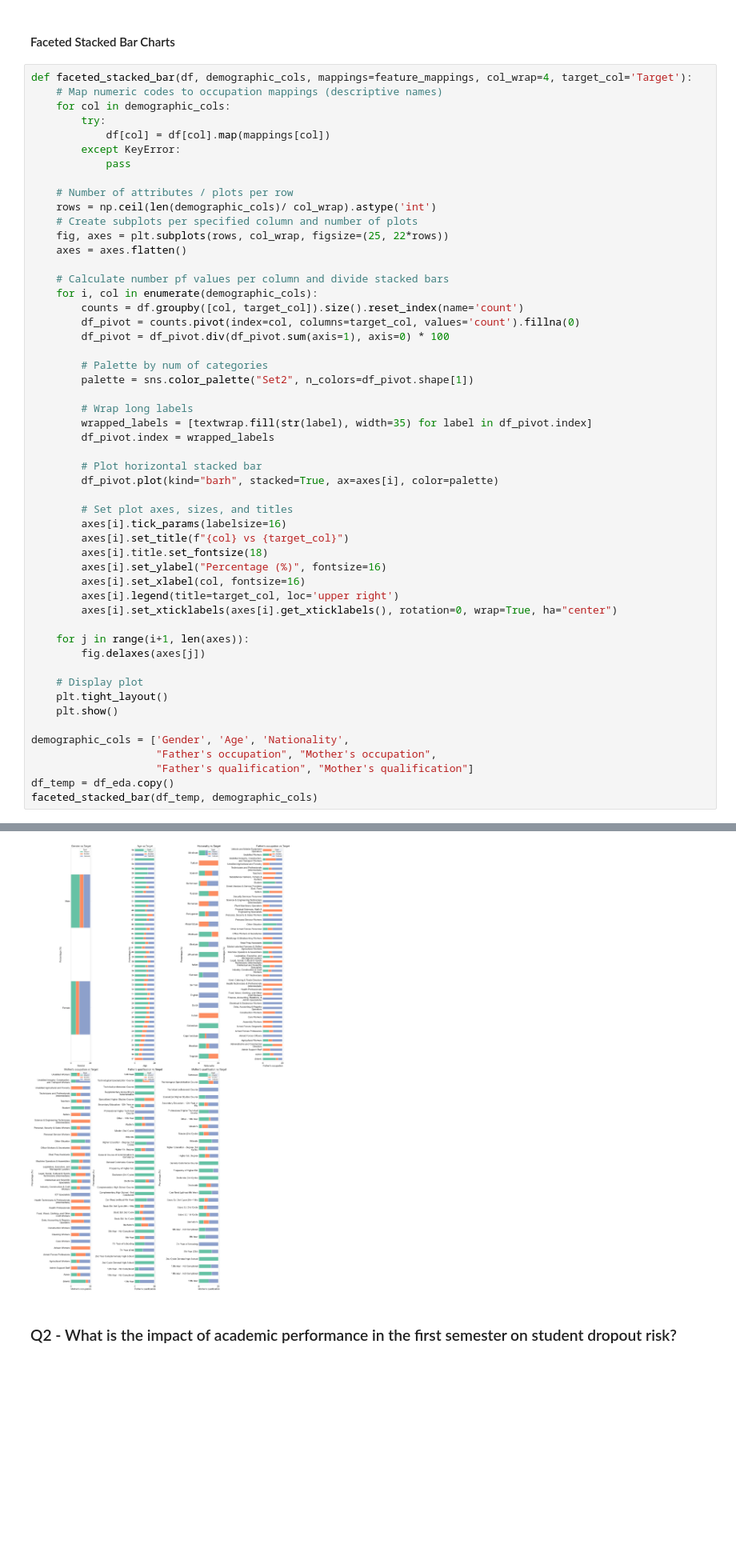
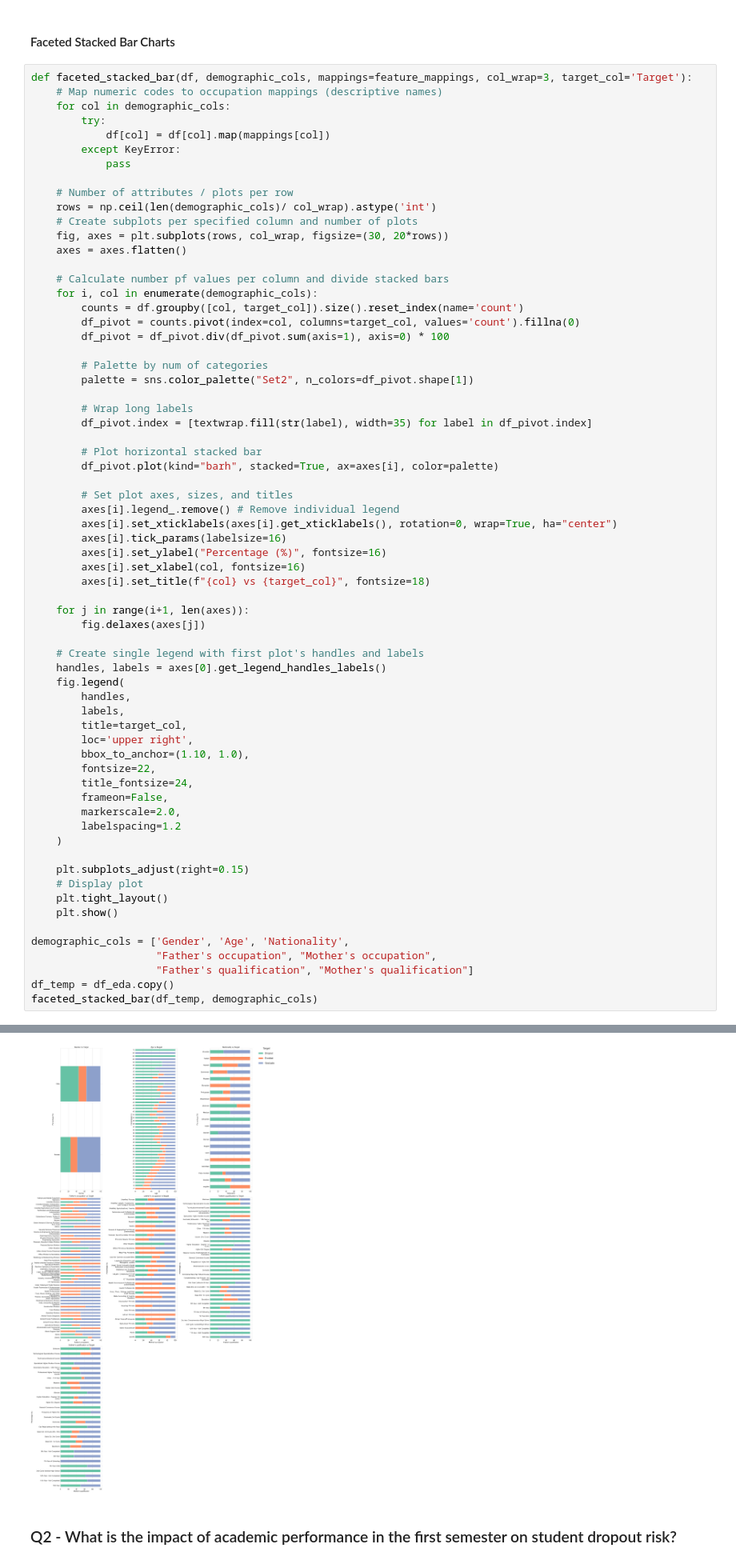
Before and after one commit to evaktar/AIandML, a Jupyter notebook: assessment.ipynb, the cells around one changed output, grey strips where cells are left out. Shown at 80% size. Saved outputs shown, nothing was run; the diff lists cells and outputs as text; blank space fills up the shorter version.

```diff
--- a/assessment.ipynb
+++ b/assessment.ipynb
@@ -651,7 +715,7 @@ stacked_bar_success(df_temp, 'Gender')
 # %% [markdown]
 #### Faceted Stacked Bar Charts
 # %%
-def faceted_stacked_bar(df, demographic_cols, mappings=feature_mappings, col_wrap=4, target_col='Target'):
+def faceted_stacked_bar(df, demographic_cols, mappings=feature_mappings, col_wrap=3, target_col='Target'):
     # Map numeric codes to occupation mappings (descriptive names)
     for col in demographic_cols:
         try:
@@ -662,7 +726,7 @@ def faceted_stacked_bar(df, demographic_cols, mappings=feature_mappings, col_wra
     # Number of attributes / plots per row
     rows = np.ceil(len(demographic_cols)/ col_wrap).astype('int')
     # Create subplots per specified column and number of plots
-    fig, axes = plt.subplots(rows, col_wrap, figsize=(25, 22*rows))
+    fig, axes = plt.subplots(rows, col_wrap, figsize=(30, 20*rows))
     axes = axes.flatten()
 
     # Calculate number pf values per column and divide stacked bars
@@ -675,24 +739,38 @@ def faceted_stacked_bar(df, demographic_cols, mappings=feature_mappings, col_wra
         palette = sns.color_palette("Set2", n_colors=df_pivot.shape[1])
 
         # Wrap long labels
-        wrapped_labels = [textwrap.fill(str(label), width=35) for label in df_pivot.index]
-        df_pivot.index = wrapped_labels
+        df_pivot.index = [textwrap.fill(str(label), width=35) for label in df_pivot.index]
 
         # Plot horizontal stacked bar
         df_pivot.plot(kind="barh", stacked=True, ax=axes[i], color=palette)
 
         # Set plot axes, sizes, and titles
+        axes[i].legend_.remove() # Remove individual legend
+        axes[i].set_xticklabels(axes[i].get_xticklabels(), rotation=0, wrap=True, ha="center")
         axes[i].tick_params(labelsize=16)
-        axes[i].set_title(f"{col} vs {target_col}")
-        axes[i].title.set_fontsize(18)
         axes[i].set_ylabel("Percentage (%)", fontsize=16)
         axes[i].set_xlabel(col, fontsize=16)
-        axes[i].legend(title=target_col, loc='upper right')
-        axes[i].set_xticklabels(axes[i].get_xticklabels(), rotation=0, wrap=True, ha="center")
+        axes[i].set_title(f"{col} vs {target_col}", fontsize=18)
 
     for j in range(i+1, len(axes)):
         fig.delaxes(axes[j])
 
+    # Create single legend with first plot's handles and labels
+    handles, labels = axes[0].get_legend_handles_labels()
+    fig.legend(
+        handles,
+        labels,
+        title=target_col,
+        loc='upper right',
+        bbox_to_anchor=(1.10, 1.0),
+        fontsize=22,
+        title_fontsize=24,
+        frameon=False,
+        markerscale=2.0,
+        labelspacing=1.2
+    )
+
+    plt.subplots_adjust(right=0.15)
     # Display plot
     plt.tight_layout()
     plt.show()
@@ -725,3 +784,3 @@ set_ticklabels() should only be used with a fixed number of ticks, i.e. after se
-[figure, old version]
+[figure, new version]
 # %% [markdown]
 ### Q2 - What is the impact of academic performance in the first semester on student dropout risk?
```
Also changed, not shown: parts of 42 cells of this notebook.
